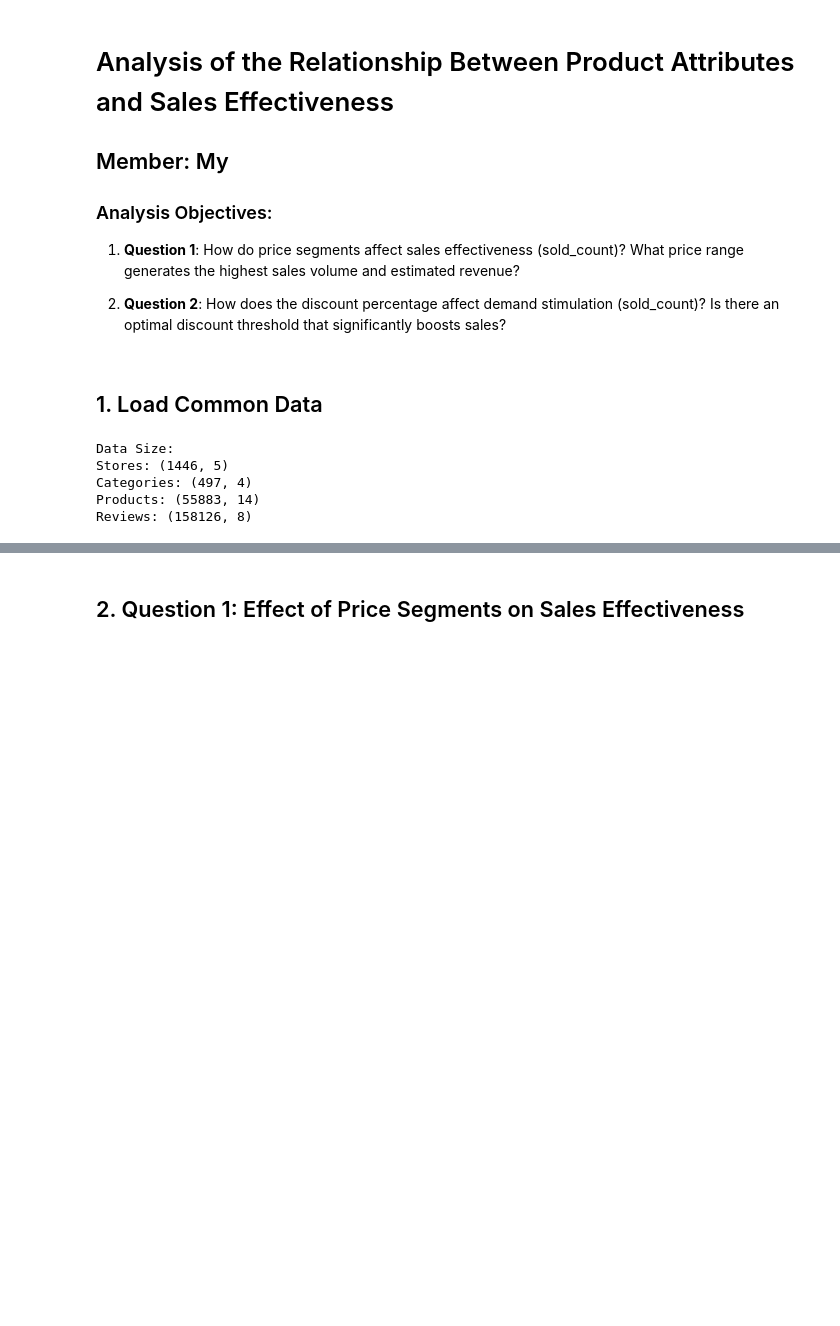
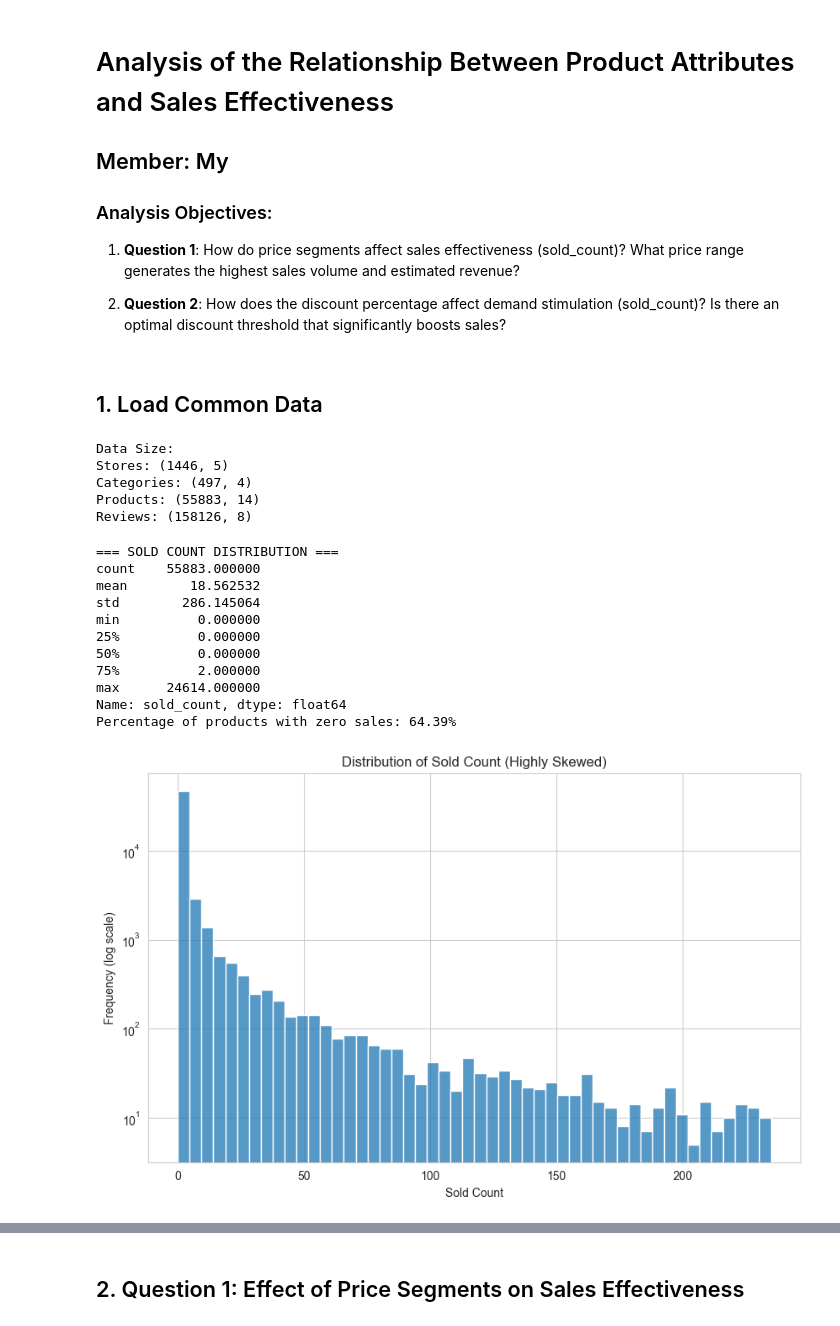
Before and after one commit to phuongth05/DV_LAB01, a Jupyter notebook: groups/my.ipynb, the cells around one changed output, grey strips where cells are left out. Drawn from its saved outputs; the diff is of its cells as text; code cells hidden in the pictures; blank space fills up the shorter version.

```diff
--- a/groups/my.ipynb
+++ b/groups/my.ipynb
@@ -47,3 +47,33 @@ Stores: (1446, 5)
 Categories: (497, 4)
 Products: (55883, 14)
 Reviews: (158126, 8)
+# %%
+#check distribution
+print("\n=== SOLD COUNT DISTRIBUTION ===")
+print(df_product['sold_count'].describe())
+df_product = df_product[df_product['sold_count'] < df_product['sold_count'].quantile(0.99)]
+
+zero_ratio = (df_product['sold_count'] == 0).mean()
+print(f"Percentage of products with zero sales: {zero_ratio:.2%}")
+
+# Visualization: Distribution
+plt.figure(figsize=(10,6))
+sns.histplot(df_product['sold_count'], bins=50)
+plt.yscale('log')
+plt.title('Distribution of Sold Count (Highly Skewed)')
+plt.xlabel('Sold Count')
+plt.ylabel('Frequency (log scale)')
+plt.show()
+# %% [output]
+=== SOLD COUNT DISTRIBUTION ===
+count    55883.000000
+mean        18.562532
+std        286.145064
+min          0.000000
+25%          0.000000
+50%          0.000000
+75%          2.000000
+max      24614.000000
+Name: sold_count, dtype: float64
+Percentage of products with zero sales: 64.39%
+[figure, added]
```
Also changed, not shown: parts of 13 cells of this notebook.
